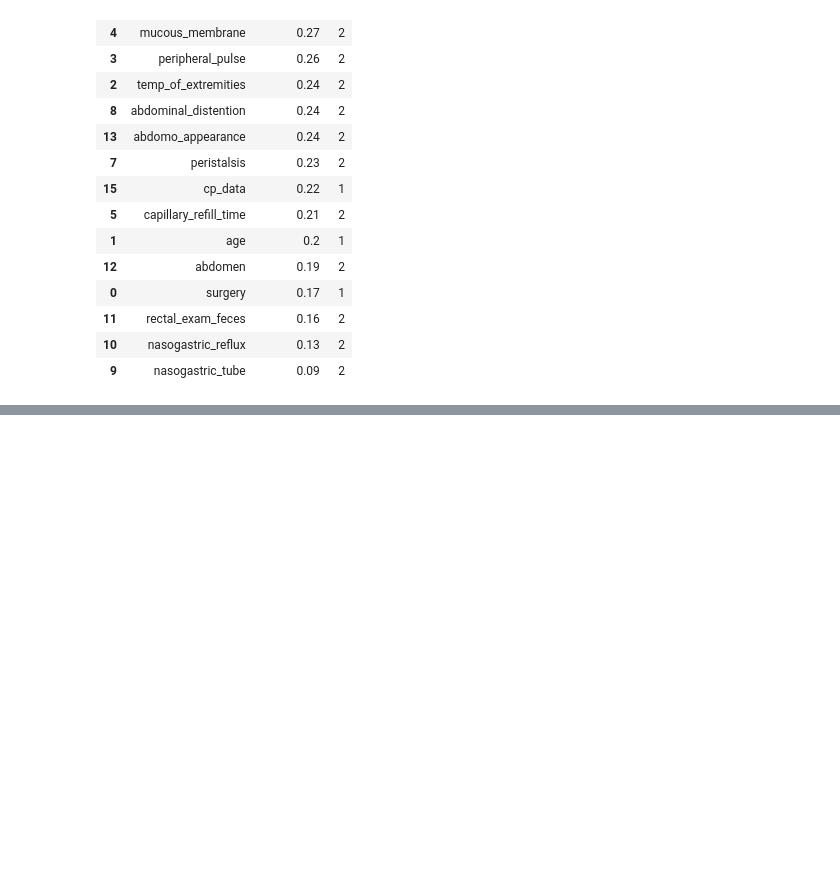
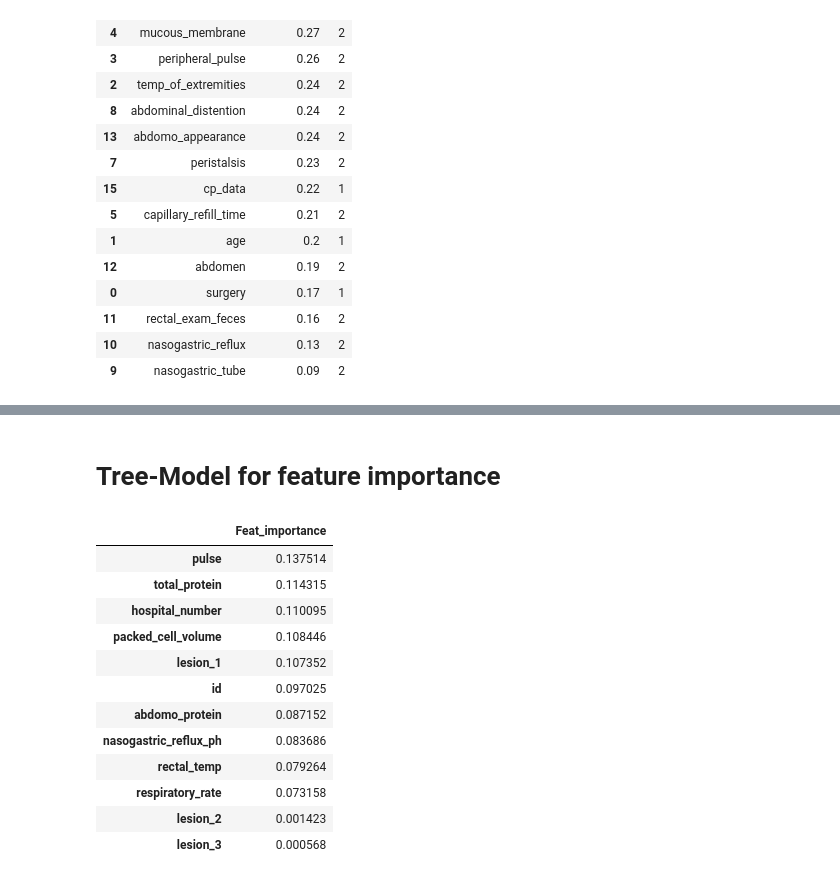
Before and after one commit to RobinWesselmann/classification_Horse_Health_Outcome, a Jupyter notebook: notebooks/Feature_Selection.ipynb, the cells around one changed output, grey strips where cells are left out. Drawn from its saved outputs; the diff is of its cells as text; code cells hidden in the pictures; blank space fills up the shorter version.

```diff
--- a/notebooks/Feature_Selection.ipynb
+++ b/notebooks/Feature_Selection.ipynb
@@ -330,6 +328,8 @@ data.dropna(inplace = True)
 
 X = data[numerical_features]
 scaler = preprocessing.MinMaxScaler()
-X_scaled = scaler.fit_transform(X)
+X_scaled = pd.DataFrame(scaler.fit_transform(X), columns = X.columns)
 
 y = data["outcome"].astype("category").cat.codes
+y = pd.DataFrame(y, columns=["outcome"])
+X_scaled.reset_index(inplace = True)
@@ -349,0 +364,27 @@ ModuleNotFoundError: No module named 'statsmodels'
+# %% [markdown]
+# Tree-Model for feature importance
+# %%
+from sklearn.ensemble import RandomForestClassifier
+
+rf = RandomForestClassifier(
+    n_estimators=100
+)
+
+rf.fit(X, y)
+
+
+pd.DataFrame(rf.feature_importances_, index = X.columns, columns = ["Feat_importance"]).sort_values(by = "Feat_importance", ascending=False)
+# %% [output]
+|  | Feat_importance |
+| pulse | 0.137514 |
+| total_protein | 0.114315 |
+| hospital_number | 0.110095 |
+| packed_cell_volume | 0.108446 |
+| lesion_1 | 0.107352 |
+| id | 0.097025 |
+| abdomo_protein | 0.087152 |
+| nasogastric_reflux_ph | 0.083686 |
+| rectal_temp | 0.079264 |
+| respiratory_rate | 0.073158 |
+| lesion_2 | 0.001423 |
+| lesion_3 | 0.000568 |
```
Also changed, not shown: parts of 3 cells of this notebook.
